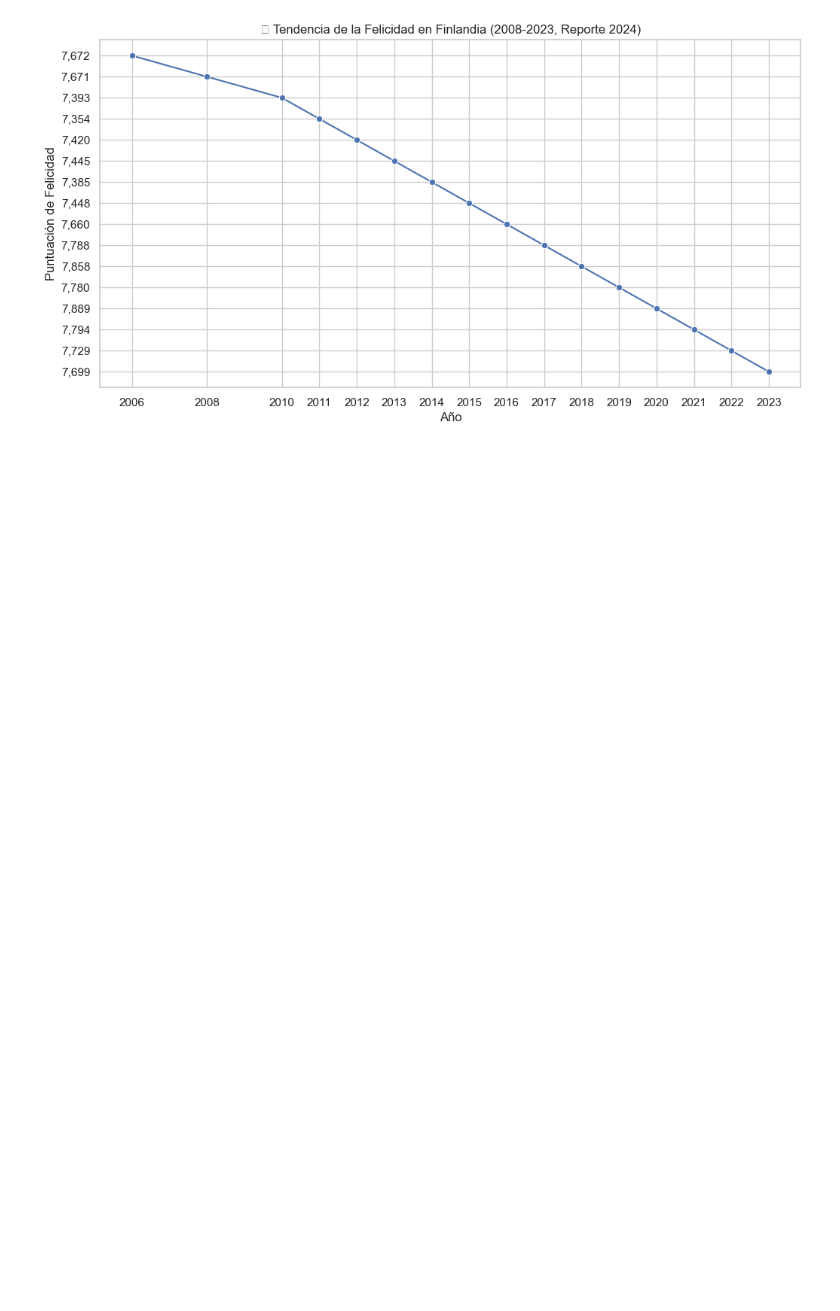
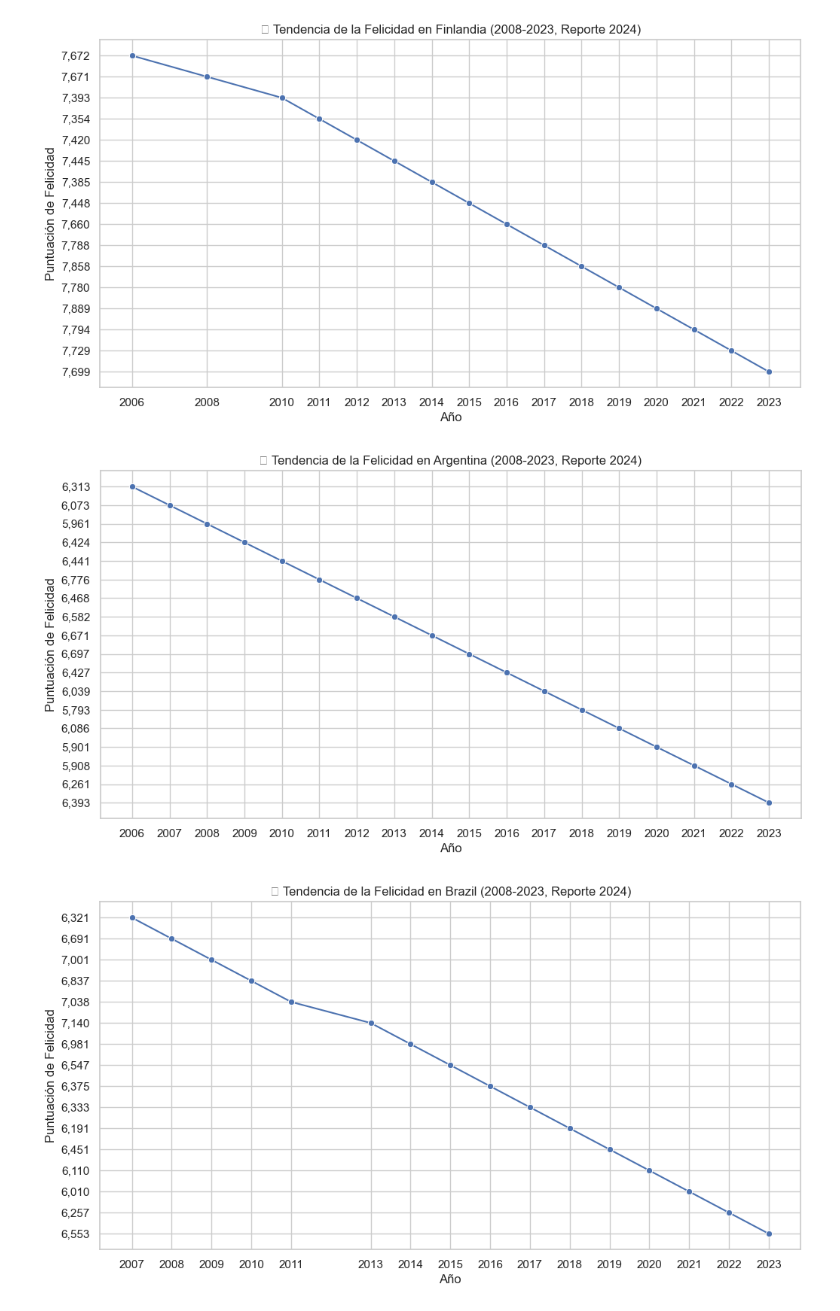
Before and after one commit to MLopezCastro/World-Happiness-2024, a Jupyter notebook: World Happiness 2024.ipynb, the cells around one changed output. Saved outputs shown, nothing was run; the diff lists cells and outputs as text; code cells hidden in the pictures; blank space fills up the shorter version.

```diff
--- a/World Happiness 2024.ipynb
+++ b/World Happiness 2024.ipynb
@@ -233,3 +233,23 @@ plt.xticks(finland_trend['year'])
 plt.show()
 # %% [output]
 [figure]
+# %%
+# Lista de países para analizar
+paises = ['Argentina', 'Brazil', 'United States', 'Canada', 'Spain', 'Australia']
+
+# Crear un gráfico de línea para cada país
+for pais in paises:
+    # Filtrar los datos para el país actual
+    pais_trend = clean_data_table[clean_data_table['Country name'] == pais]
+
+    # Crear el gráfico
+    plt.figure(figsize=(12, 6))
+    sns.lineplot(x='year', y='Life Ladder', data=pais_trend, marker='o')
+    plt.title(f'📈 Tendencia de la Felicidad en {pais} (2008-2023, Reporte 2024)')
+    plt.xlabel('Año')
+    plt.ylabel('Puntuación de Felicidad')
+    plt.xticks(pais_trend['year'])
+    plt.show()
+# %% [output]
+[figure, added]
+[figure, added]
```
Also changed, not shown: parts of 42 cells of this notebook.
